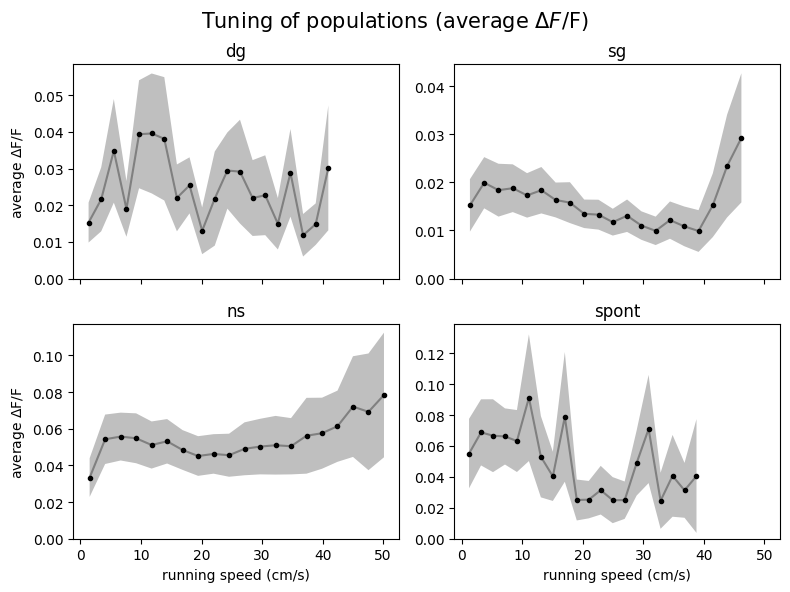
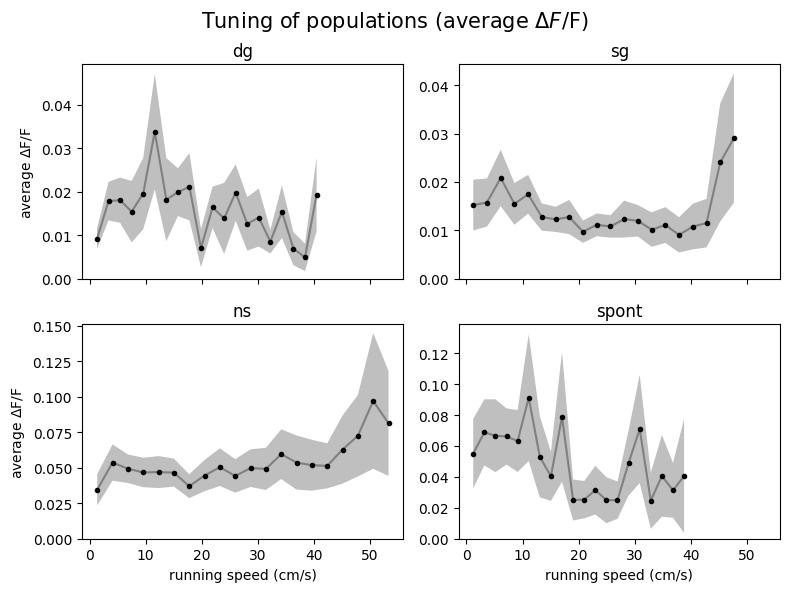
Unified diff of the notebook cell whose output changed from the first chart to the second:
--- before
+++ after
@@ -1,4 +1,4 @@
 fig = plot_tuning_curves_grid(tunings, labels=SHORT_STIM)
 plt.suptitle("Tuning of populations (average $\\Delta F$/F)", fontsize=15)
-plt.savefig('doc/figures/tuning_allneurons.png')
+# plt.savefig('doc/figures/tuning_allneurons.png')
 plt.show()

Commit: Debug the timewindow